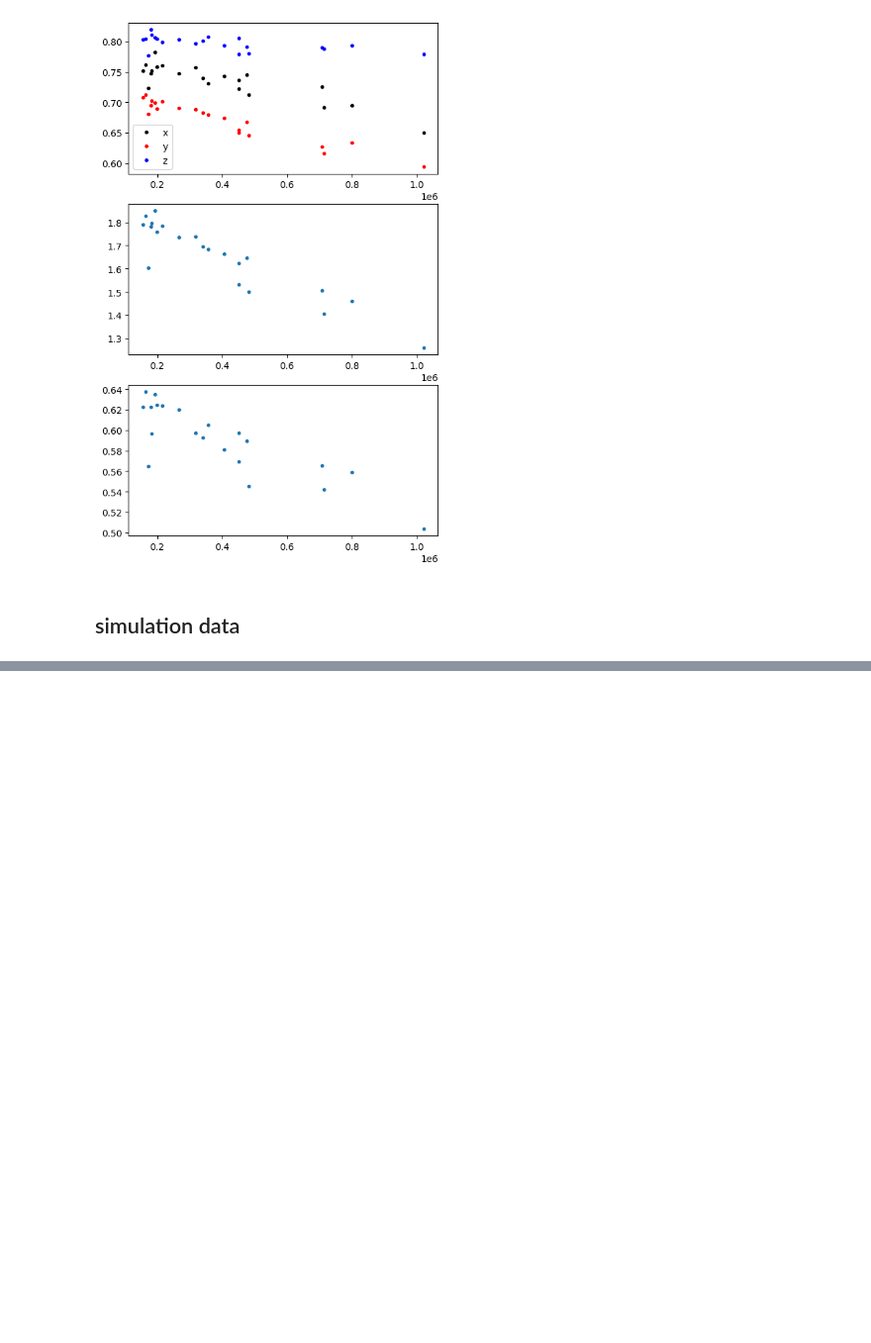
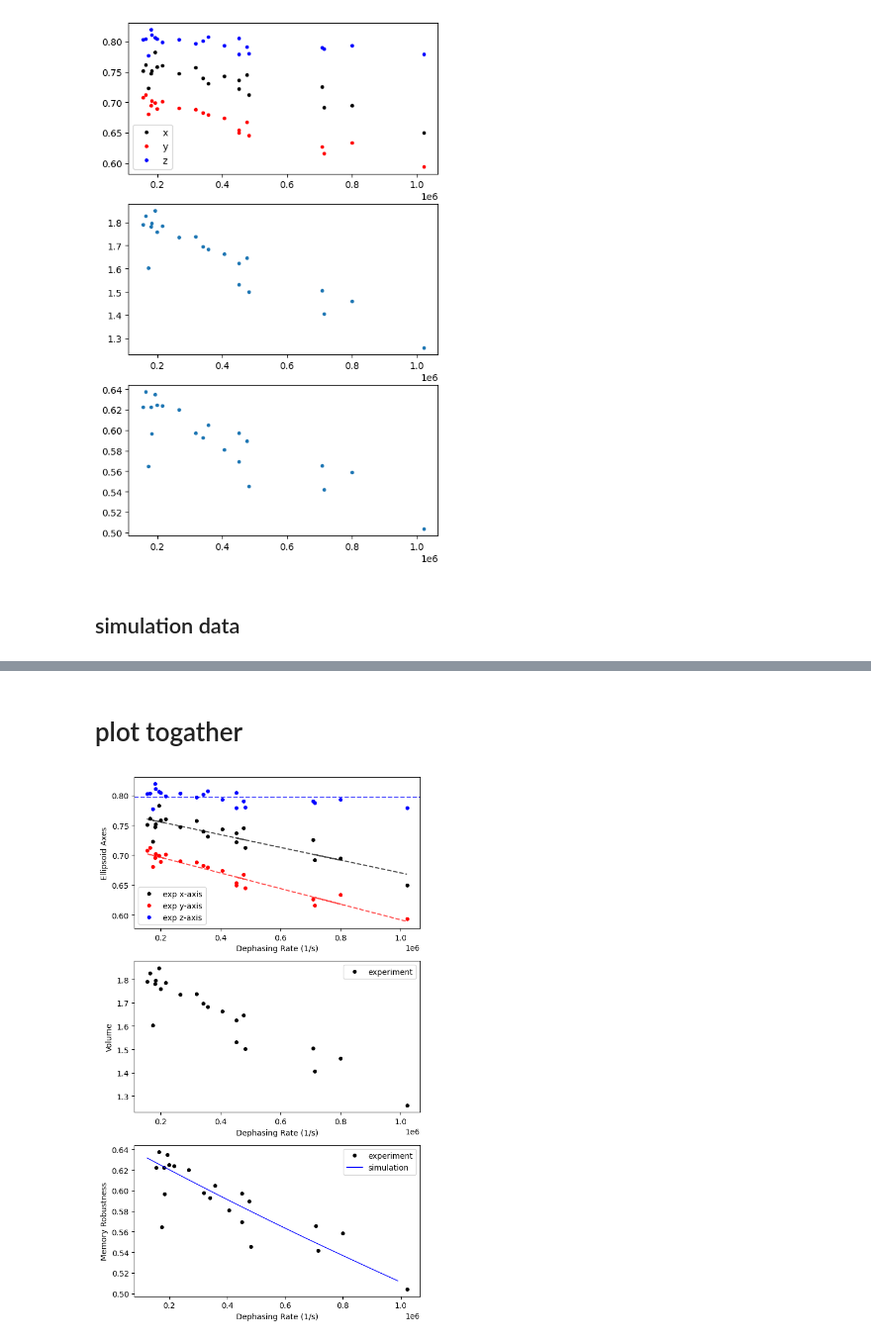
Before and after one commit to 44hsiang/quantum_memory_data, a Jupyter notebook: Markovian_data.ipynb, the cells around one changed output, grey strips where cells are left out. Shown at 99% size. Saved outputs shown, nothing was run; the diff lists cells and outputs as text; code cells hidden in the pictures; blank space fills up the shorter version.

```diff
--- a/Markovian_data.ipynb
+++ b/Markovian_data.ipynb
@@ -530,0 +555,79 @@ Text(0.5, 0, 'T2(us)')
+# %% [markdown]
+# plot togather
+# %%
+# Plot simulation and experiment data together: axes, volume and robustness vs dephasing_rate
+
+# Prepare experiment data
+exp_dephasing_rates = np.array([dephasing_data[key]['qubit_properties']['dephasing_rate'] for key in dephasing_data.keys()])
+exp_axes_list = np.array([dephasing_data[key]['ellipsoid']['axes'] for key in dephasing_data.keys()])
+exp_volume_list = np.array([dephasing_data[key]['ellipsoid']['volume'] for key in dephasing_data.keys()])
+exp_robustness_list = np.array([dephasing_data[key]['quantum_information']['robustness'] for key in dephasing_data.keys()])
+
+# Prepare simulation data - calculate dephasing_rate from T1 and T2 if not present
+sim_dephasing_rates = []
+sim_axes_list = []
+sim_robustness_list = []
+
+for key in sim_detuning_Noise_data_with_ellipsoid.keys():
+    # Get dephasing_rate from qubit_properties or calculate if missing
+    if 'dephasing_rate' in sim_detuning_Noise_data_with_ellipsoid[key]['qubit_properties']:
+        sim_dephasing_rates.append(sim_detuning_Noise_data_with_ellipsoid[key]['qubit_properties']['dephasing_rate'])
+    else:
+        # Calculate if not present
+        t2_sim = sim_detuning_Noise_data_with_ellipsoid[key]['qubit_properties']['t2']
+        t1_sim = sim_detuning_Noise_data_with_ellipsoid[key]['qubit_properties']['t1']
+        sim_dephasing_rates.append(1/t2_sim - 1/(2*t1_sim))
+
+    sim_axes_list.append(sim_detuning_Noise_data_with_ellipsoid[key]['ellipsoid']['axes'])
+    sim_robustness_list.append(sim_detuning_Noise_data_with_ellipsoid[key]['quantum_information']['robustness'])
+
+sim_dephasing_rates = np.array(sim_dephasing_rates)
+sim_axes_list = np.array(sim_axes_list)
+sim_robustness_list = np.array(sim_robustness_list)
+
+# Create figure with 3 subplots
+fig, (ax_axes_comp, ax_volume_comp, ax_robust_comp) = plt.subplots(3, 1, figsize=(6, 10))
+
+# Plot 1: Axes comparison with fitting
+ax_axes_comp.plot(exp_dephasing_rates, exp_axes_list[:, 0], 'ko', label='exp x-axis', markersize=4)
+ax_axes_comp.plot(exp_dephasing_rates, exp_axes_list[:, 1], 'ro', label='exp y-axis', markersize=4)
+ax_axes_comp.plot(exp_dephasing_rates, exp_axes_list[:, 2], 'bo', label='exp z-axis', markersize=4)
+
+# Fitting for axes using polyfit (linear fitting with degree 1)
+# Ensure 1D arrays
+x_fit = np.asarray(exp_dephasing_rates).flatten()
+
+# X-axis: linear fitting
+coeffs_x = np.polyfit(x_fit, exp_axes_list[:, 0], 1)
+fit_x = np.polyval(coeffs_x, x_fit)
+ax_axes_comp.plot(x_fit, fit_x, 'k--', alpha=0.7, linewidth=1.5)
+
+# Y-axis: linear fitting
+coeffs_y = np.polyfit(x_fit, exp_axes_list[:, 1], 1)
+fit_y = np.polyval(coeffs_y, x_fit)
+ax_axes_comp.plot(x_fit, fit_y, 'r--', alpha=0.7, linewidth=1.5)
+
+# Z-axis: horizontal line (average)
+z_mean = np.mean(exp_axes_list[:, 2])
+ax_axes_comp.axhline(y=z_mean, color='b', linestyle='--', alpha=0.7, linewidth=1.5)
+ax_axes_comp.set_xlabel('Dephasing Rate (1/s)')
+ax_axes_comp.set_ylabel('Ellipsoid Axes')
+ax_axes_comp.legend()
+
+# Plot 2: Volume comparison
+ax_volume_comp.plot(exp_dephasing_rates, exp_volume_list, 'ko', label='experiment', markersize=4, linewidth=1)
+ax_volume_comp.set_xlabel('Dephasing Rate (1/s)')
+ax_volume_comp.set_ylabel('Volume')
+ax_volume_comp.legend()
+
+# Plot 3: Robustness comparison
+ax_robust_comp.plot(exp_dephasing_rates, exp_robustness_list, 'ko', label='experiment', markersize=4, linewidth=1)
+ax_robust_comp.plot(sim_dephasing_rates, sim_robustness_list, 'b-', label='simulation', linewidth=1)
+ax_robust_comp.set_xlabel('Dephasing Rate (1/s)')
+ax_robust_comp.set_ylabel('Memory Robustness')
+ax_robust_comp.legend()
+
+plt.tight_layout()
+plt.show()
+# %% [output]
+[figure, added]
```
Also changed, not shown: parts of 18 cells of this notebook, 2 other files.
